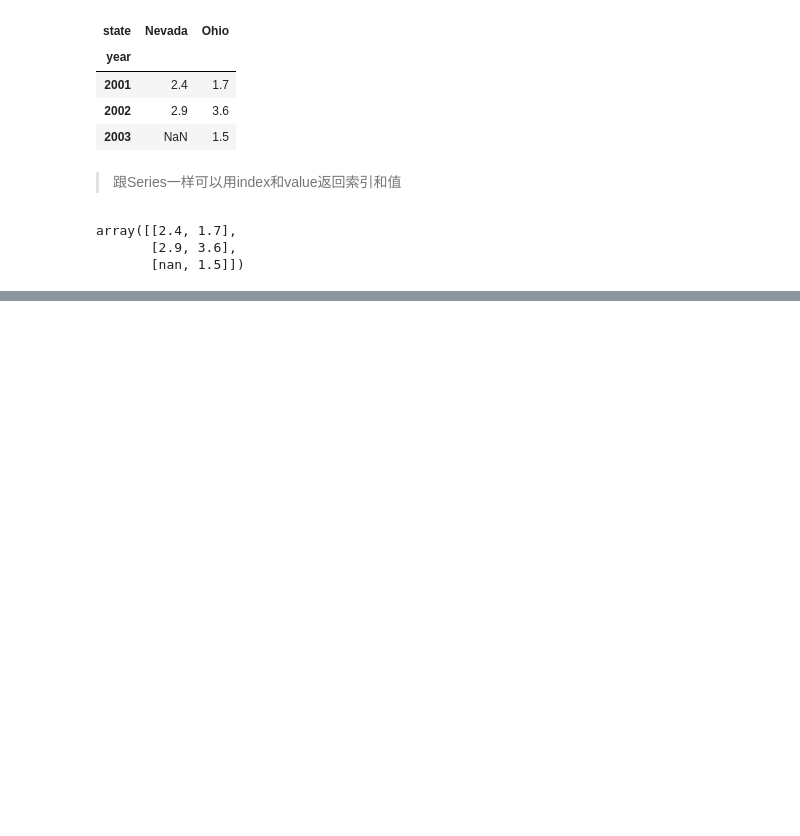
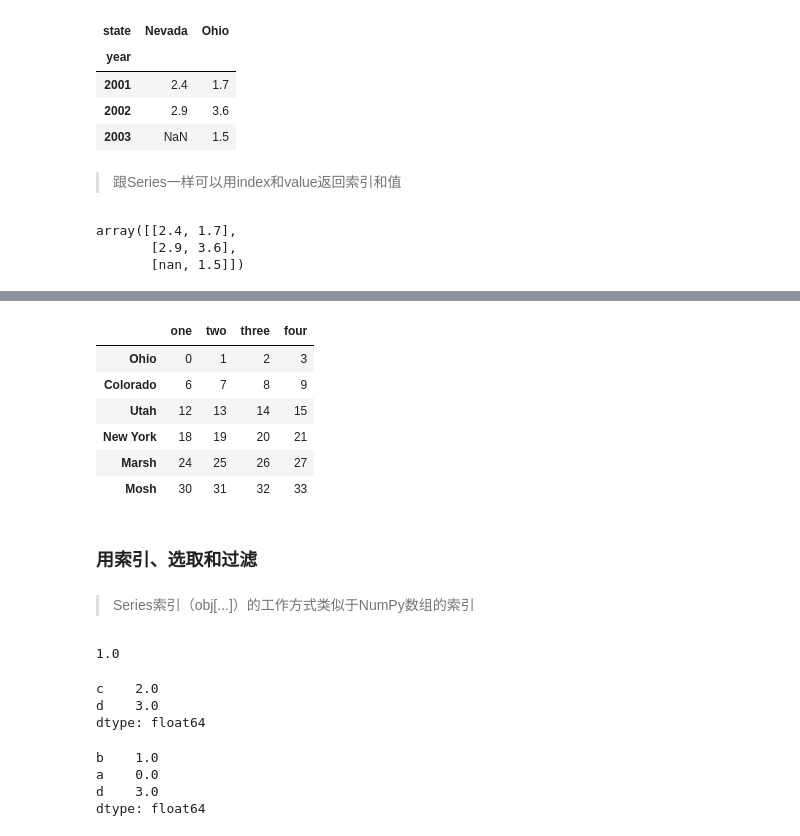
Before and after one commit to jaling9/PythonDataAnalysis, a Jupyter notebook: 05 Pandas_Notes.ipynb, the cells around one changed output, grey strips where cells are left out. Saved outputs shown, nothing was run; the diff lists cells and outputs as text; code cells hidden in the pictures; blank space fills up the shorter version.

```diff
--- a/05 Pandas_Notes.ipynb
+++ b/05 Pandas_Notes.ipynb
@@ -260,0 +457,33 @@ array([[2.4, 1.7],
+# %%
+data.drop(['five','six'],axis='columns')
+# %% [output]
+|  | one | two | three | four |
+| Ohio | 0 | 1 | 2 | 3 |
+| Colorado | 6 | 7 | 8 | 9 |
+| Utah | 12 | 13 | 14 | 15 |
+| New York | 18 | 19 | 20 | 21 |
+| Marsh | 24 | 25 | 26 | 27 |
+| Mosh | 30 | 31 | 32 | 33 |
+# %% [markdown]
+### 用索引、选取和过滤
+# %% [markdown]
+> Series索引（obj[...]）的工作方式类似于NumPy数组的索引
+# %%
+obj = pd.Series(np.arange(4.), index=['a', 'b', 'c', 'd'])
+obj['b'] # 根据索引名查找
+obj[1] # 根据索引号查找 结果一样
+# %% [output]
+1.0
+# %%
+obj[2:4]
+# %% [output]
+c    2.0
+d    3.0
+dtype: float64
+# %%
+obj[['b', 'a', 'd']] # 时刻记牢索引切片
+# %% [output]
+b    1.0
+a    0.0
+d    3.0
+dtype: float64
```
Also changed, not shown: parts of 84 cells of this notebook, 1 other file.
